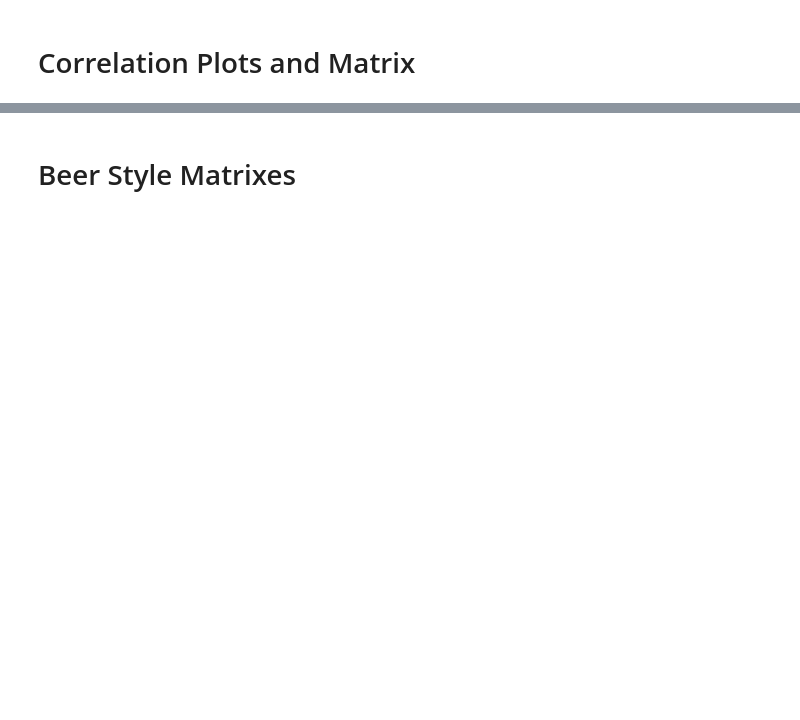
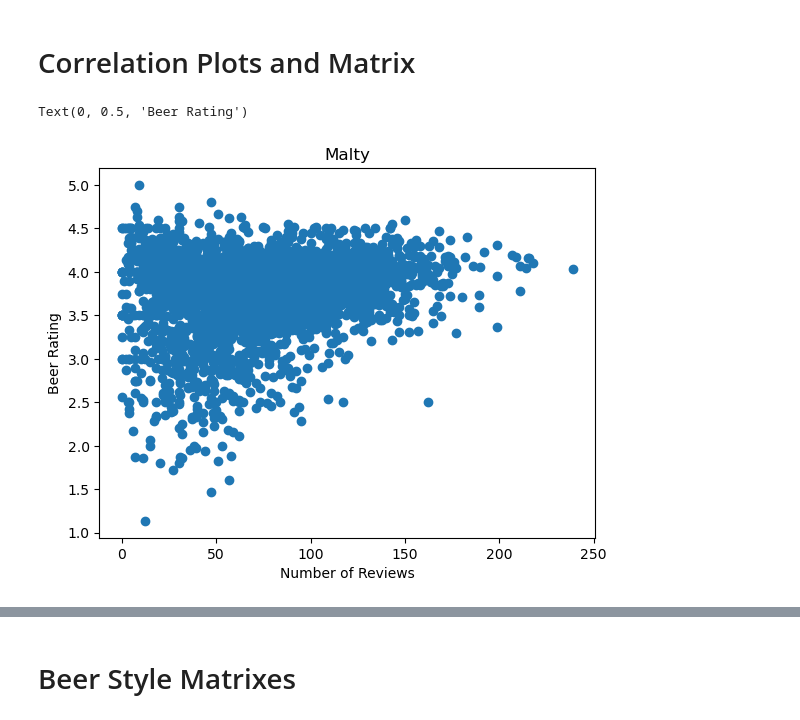
Before and after one commit to sberberian/Beer-Characteristics-Profiling, a Jupyter notebook: Machine_leaning_Beer.ipynb, the cells around one changed output, grey strips where cells are left out. Saved outputs shown, nothing was run; the diff lists cells and outputs as text; code cells hidden in the pictures; blank space fills up the shorter version.

```diff
--- a/Machine_leaning_Beer.ipynb
+++ b/Machine_leaning_Beer.ipynb
@@ -243,6 +257,12 @@ print(f'Testing Score: {clf.score(X_test_scaled, y_test)}')
 # %%
 # Correlation for malty and rating
 plt.scatter(df['malty'], df['review_overall'])
+plt.title('Malty')
+plt.xlabel('Number of Reviews')
+plt.ylabel('Beer Rating')
+# %% [output]
+Text(0, 0.5, 'Beer Rating')
+[figure, added]
 # %%
 # Correlation for body and rating
 plt.scatter(df['body'], df['review_overall'])
```
Also changed, not shown: parts of 20 cells of this notebook, 1 other file.
